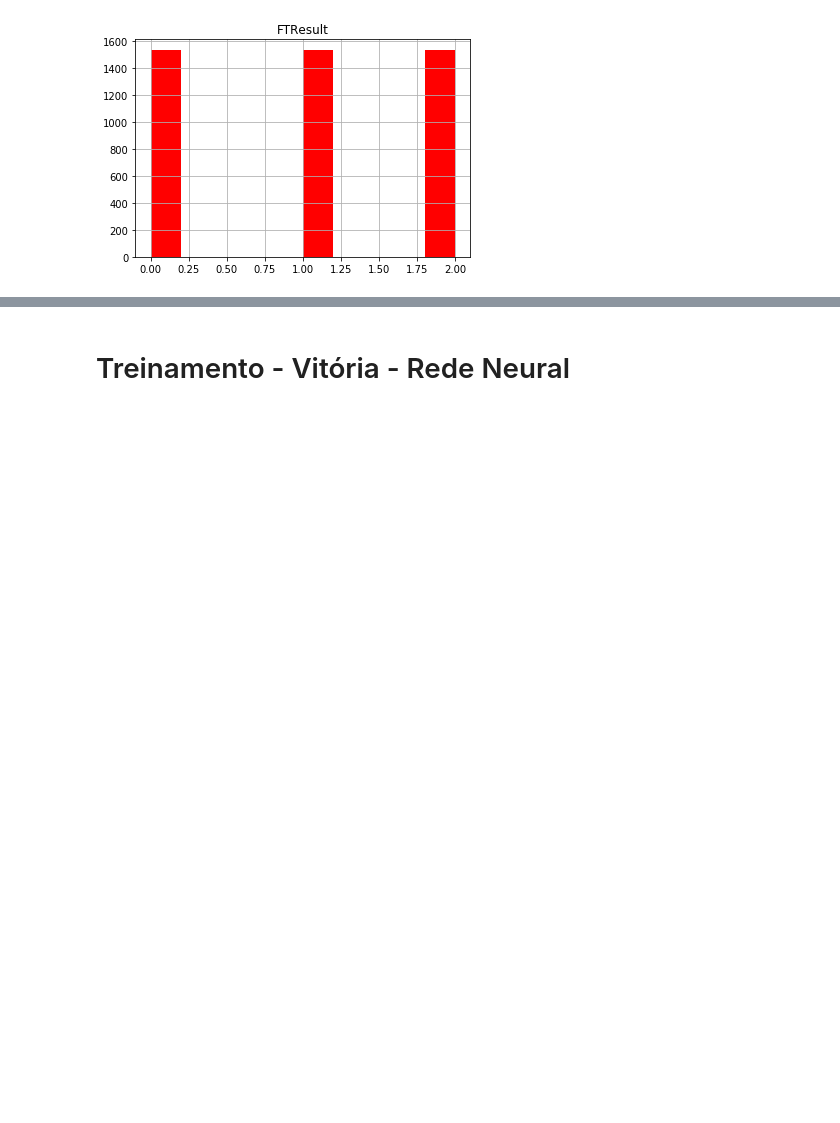
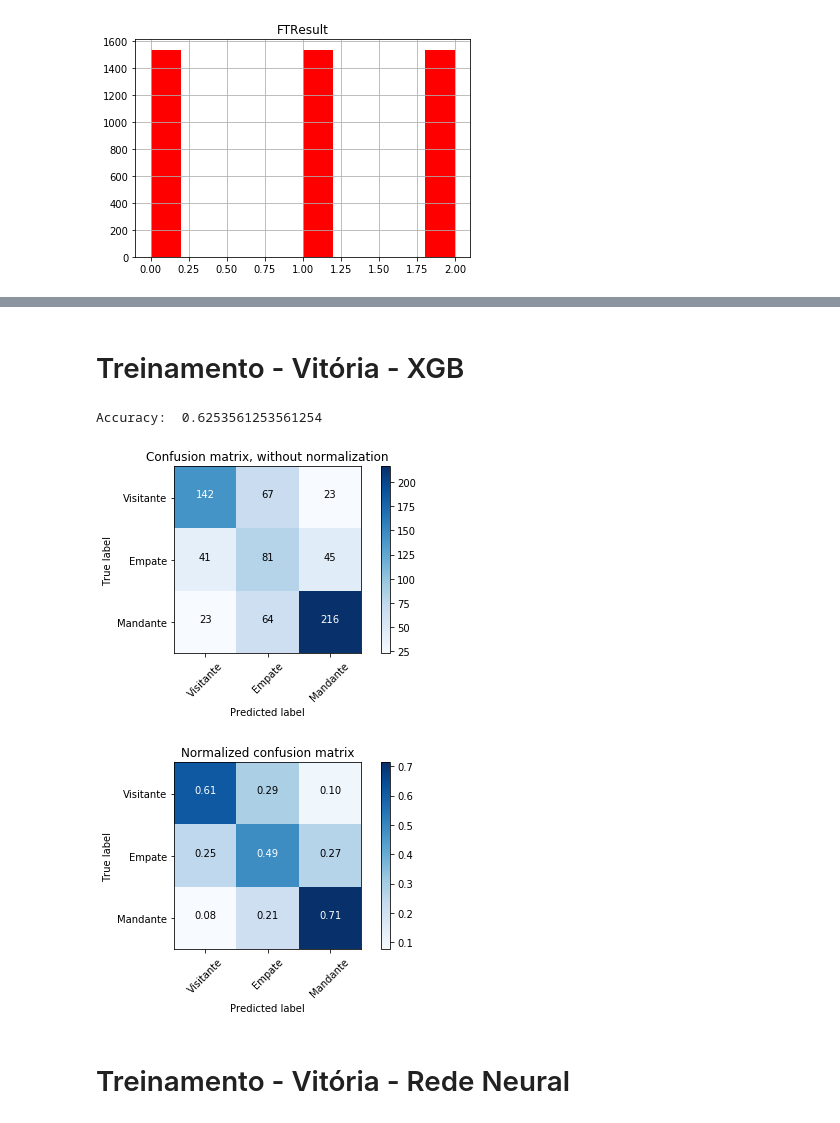
Before and after one commit to suannyfabyne/PredictFootballStatistics, a Jupyter notebook: PredictFootballStatistics.ipynb, the cells around one changed output, grey strips where cells are left out. Drawn from its saved outputs; the diff is of its cells as text; code cells hidden in the pictures; blank space fills up the shorter version.

```diff
--- a/PredictFootballStatistics.ipynb
+++ b/PredictFootballStatistics.ipynb
@@ -882,3 +915,12 @@ Accuracy:  0.5413105413105413
+# %% [markdown]
+# Treinamento - Vitória - XGB
+# %%
+clf = xgb.XGBClassifier(seed = 82)
+ClassGeneral(clf, x_train, y_train, x_test, y_test, classes_=['Visitante', 'Empate', 'Mandante'])
+# %% [output]
+Accuracy:  0.6253561253561254
+[figure, added]
+[figure, added]
 # %% [markdown]
 # Treinamento - Vitória - Rede Neural
 # %%
```
Also changed, not shown: parts of 9 cells of this notebook.
